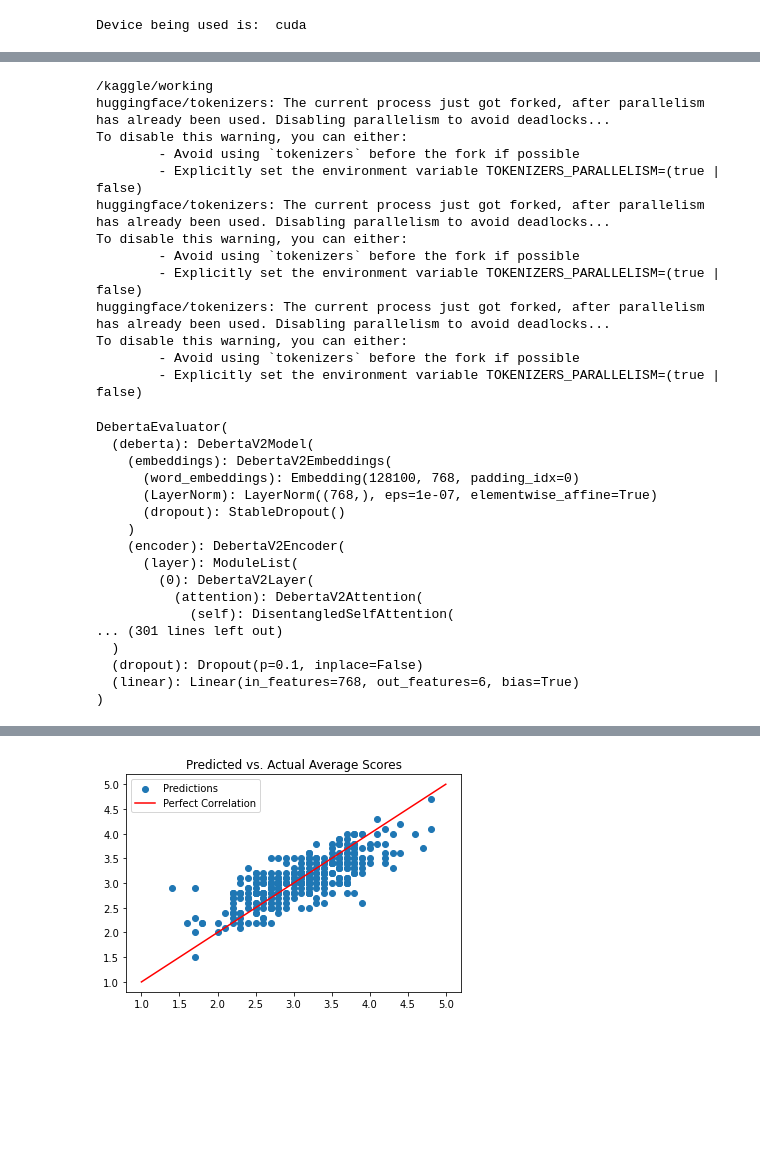
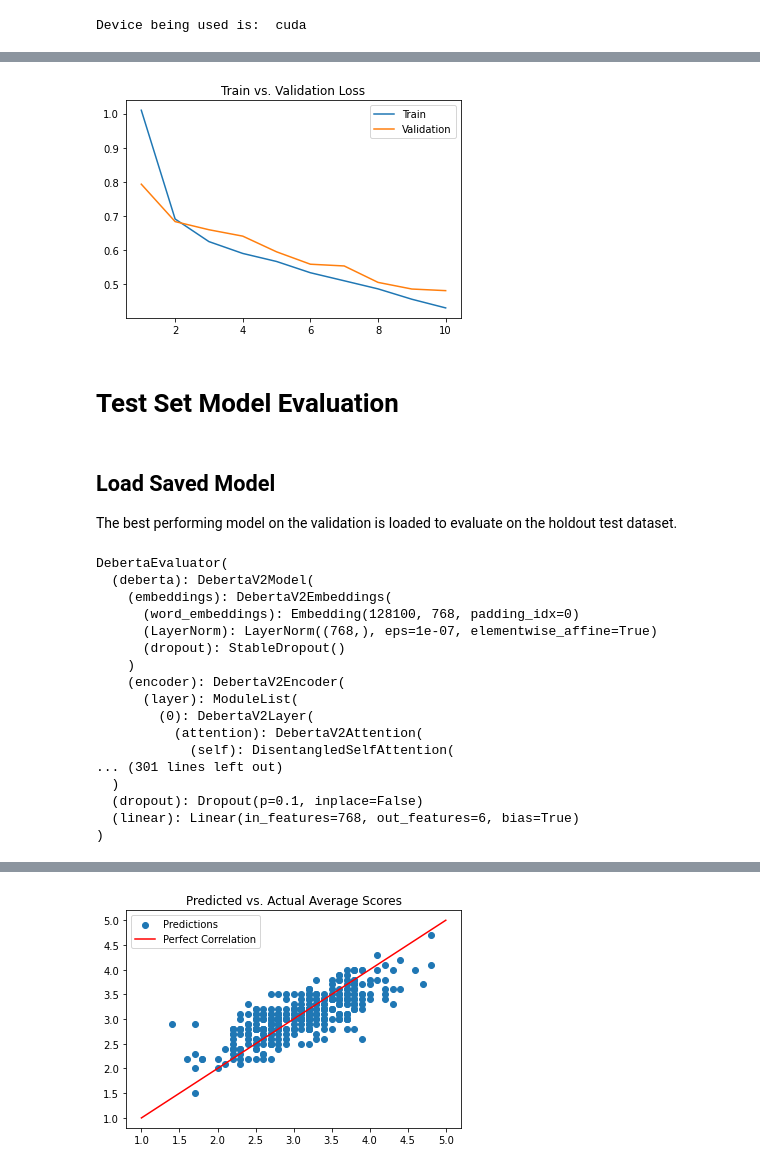
Before and after one commit to kdevoe/Essay-Scoring, a Jupyter notebook: ell-debertav3-base.ipynb, the cells around one changed output, grey strips where cells are left out. Saved outputs shown, nothing was run; the diff lists cells and outputs as text; code cells hidden in the pictures; blank space fills up the shorter version.

```diff
--- a/ell-debertav3-base.ipynb
+++ b/ell-debertav3-base.ipynb
@@ -600,40 +647,50 @@ if TRAIN:
+# %%
+best_row = 70
+epoch_col_start = 7
+
+# Display train versus validation loss
+train_results = df_fine_tuned.iloc[best_row][epoch_col_start:].to_list()[1:]
+val_results = df_fine_tuned.iloc[best_row + 1][epoch_col_start:].to_list()[1:]
+
+x = [i for i in range(1, len(train_results) + 1)]
+
+plt.plot(x, train_results)
+plt.plot(x, val_results)
+plt.legend(['Train', 'Validation'])
+plt.title("Train vs. Validation Loss")
+plt.show()
+# %% [output]
+[figure, added]
+# %% [markdown]
+# Test Set Model Evaluation
+# %% [markdown]
+## Load Saved Model
+
+The best performing model on the validation is loaded to evaluate on the holdout test dataset.
 # %%
 # Load the model
-print(os.getcwd())
+os.environ['TOKENIZERS_PARALLELISM'] = 'false'  # Avoiding issue of calling tokenizers previously for getting token length counts
+
 saved_model_path = '../input/fine-tuned-debertav3-ell/fine-tuned-deberta/'
-
 model = torch.load(saved_model_path + 'fine-tuned-model.pt', map_location=torch.device(device))
 tokenizer = torch.load(saved_model_path + 'fine-tuned-tokenizer.pt', map_location=torch.device(device))
 
 model.eval()
 # %% [output]
-/kaggle/working
-huggingface/tokenizers: The current process just got forked, after parallelism has already been used. Disabling parallelism to avoid deadlocks...
-To disable this warning, you can either:
-        - Avoid using `tokenizers` before the fork if possible
-        - Explicitly set the environment variable TOKENIZERS_PARALLELISM=(true | false)
-huggingface/tokenizers: The current process just got forked, after parallelism has already been used. Disabling parallelism to avoid deadlocks...
-To disable this warning, you can either:
-        - Avoid using `tokenizers` before the fork if possible
-        - Explicitly set the environment variable TOKENIZERS_PARALLELISM=(true | false)
-huggingface/tokenizers: The current process just got forked, after parallelism has already been used. Disabling parallelism to avoid deadlocks...
-To disable this warning, you can either:
-        - Avoid using `tokenizers` before the fork if possible
-        - Explicitly set the environment variable TOKENIZERS_PARALLELISM=(true | false)
+DebertaEvaluator(
+  (deberta): DebertaV2Model(
+    (embeddings): DebertaV2Embeddings(
+      (word_embeddings): Embedding(128100, 768, padding_idx=0)
+      (LayerNorm): LayerNorm((768,), eps=1e-07, elementwise_affine=True)
+      (dropout): StableDropout()
+    )
+    (encoder): DebertaV2Encoder(
+      (layer): ModuleList(
+        (0): DebertaV2Layer(
+          (attention): DebertaV2Attention(
+            (self): DisentangledSelfAttention(
+... (301 lines left out)
+  )
+  (dropout): Dropout(p=0.1, inplace=False)
+  (linear): Linear(in_features=768, out_features=6, bias=True)
+)
-DebertaEvaluator(
-  (deberta): DebertaV2Model(
-    (embeddings): DebertaV2Embeddings(
-      (word_embeddings): Embedding(128100, 768, padding_idx=0)
-      (LayerNorm): LayerNorm((768,), eps=1e-07, elementwise_affine=True)
-      (dropout): StableDropout()
-    )
-    (encoder): DebertaV2Encoder(
-      (layer): ModuleList(
-        (0): DebertaV2Layer(
-          (attention): DebertaV2Attention(
-            (self): DisentangledSelfAttention(
-... (301 lines left out)
-  )
-  (dropout): Dropout(p=0.1, inplace=False)
-  (linear): Linear(in_features=768, out_features=6, bias=True)
-)
```
Also changed, not shown: parts of 49 cells of this notebook.
